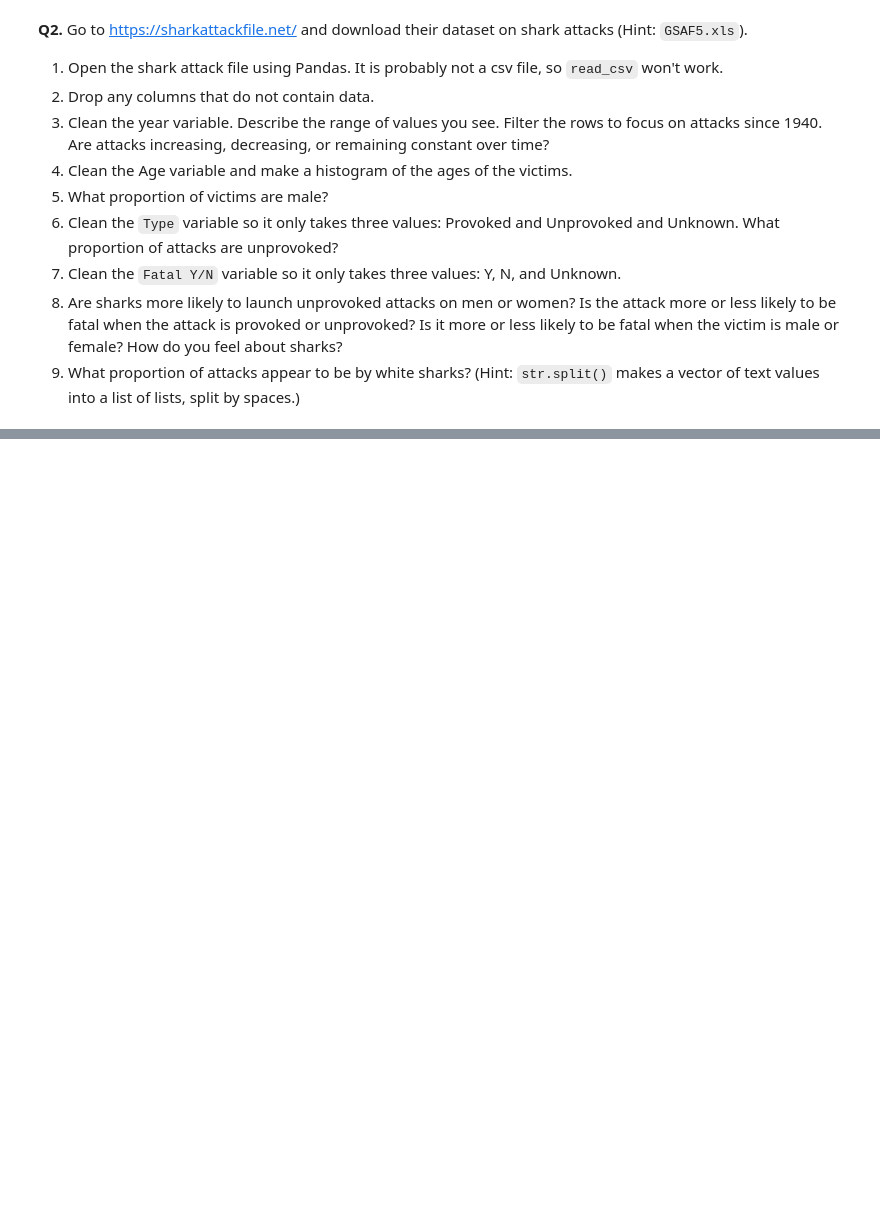
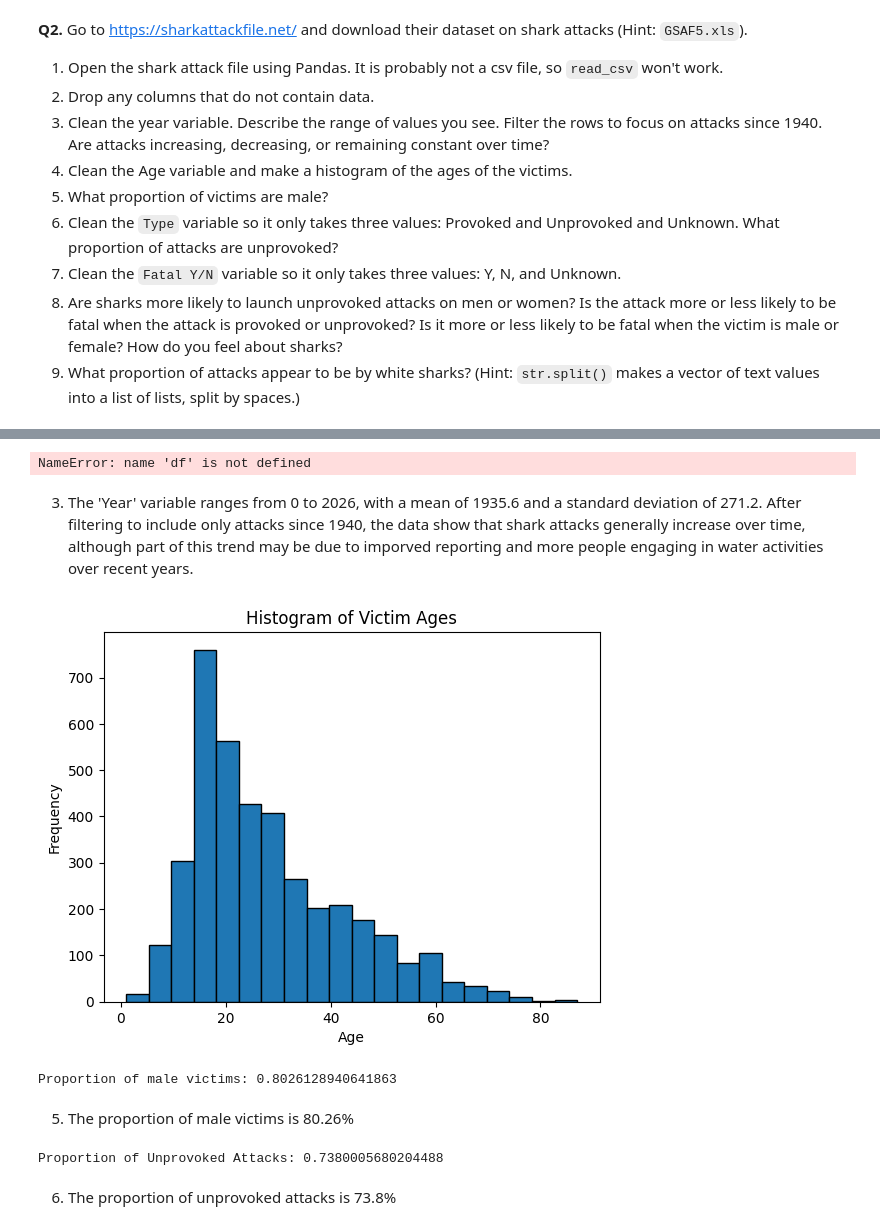
Before and after one commit to mrunalkute/DS-Machine-Learning-Assignments, a Jupyter notebook: assignment.ipynb, the cells around one changed output, grey strips where cells are left out. Saved outputs shown, nothing was run; the diff lists cells and outputs as text; code cells hidden in the pictures; blank space fills up the shorter version.

```diff
--- a/assignment.ipynb
+++ b/assignment.ipynb
@@ -543,0 +267,4 @@ Name: count, Length: 1113, dtype: int64
+# %%
+sharks=pd.read_excel('GSAF5.xls')
+sharks = sharks.dropna(axis=1,how='all') #drop all columns where all values are NaN
+sharks.head()
@@ -543,0 +279,65 @@ Name: count, Length: 1113, dtype: int64
+# %%
+# 3. Clean the 'Year' Variable
+
+df['Year'] = pd.to_numeric(df['Year'], errors='coerce')
+print("Year range:", df['Year'].min(), "to", df['Year'].max())
+
+# Filter for attacks since 1940
+df = df[df['Year'] >= 1940]
+
+# Plot attacks over time
+attacks_by_year = df['Year'].value_counts().sort_index()
+attacks_by_year.plot(kind='line', figsize=(10,5))
+plt.title("Shark Attacks Since 1940")
+plt.xlabel("Year")
+plt.ylabel("Number of Attacks")
+plt.show()
+# %% [output]
+NameError: name 'df' is not defined
+# %% [markdown]
+3. The 'Year' variable ranges from 0 to 2026, with a mean of 1935.6 and a standard deviation of 271.2. After filtering to include only attacks since 1940, the data show that shark attacks generally increase over time, although part of this trend may be due to imporved reporting and more people engaging in water activities over recent years.
+# %%
+# 4. Clean the 'Age' Variable and make a histogram
+
+#Convert variable to numeric
+sharks['Age'] = pd.to_numeric(sharks['Age'], errors='coerce')
+
+# Plot histogram
+plt.hist(sharks['Age'].dropna(), bins=20, edgecolor='black')
+plt.title("Histogram of Victim Ages")
+plt.xlabel("Age")
+plt.ylabel("Frequency")
+plt.show()
+# %% [output]
+[figure, added]
+# %%
+# 5. Calculate the proportion of victims that are male
+
+sharks['Sex']=sharks['Sex'].str.strip().str.upper() #this is just meant to standardize the data
+#I had to do this because without it, the calculation was not correct
+
+prop_male=(sharks['Sex']=='M').mean()
+print("Proportion of male victims:",prop_male)
+# %% [output]
+Proportion of male victims: 0.8026128940641863
+# %% [markdown]
+5. The proportion of male victims is 80.26%
+# %%
+# 6.Clean the Type Variable
+
+#Standardize all of the text
+sharks['Type']=sharks['Type'].str.strip().str.capitalize()
+
+#Keep only the Provoked and Unprovoked categories and make everything else unknown
+sharks['Type_clean']=sharks['Type'].where(
+    sharks['Type'].isin(['Provoked','Unprovoked']),
+    'Unknown'
+)
+
+#Proportion of unprovoked attacks
+prop_unprovoked=(sharks['Type_clean']=='Unprovoked').mean()
+print('Proportion of Unprovoked Attacks:',prop_unprovoked)
+# %% [output]
+Proportion of Unprovoked Attacks: 0.7380005680204488
+# %% [markdown]
+6. The proportion of unprovoked attacks is 73.8%
```
Also changed, not shown: parts of 71 cells of this notebook.
